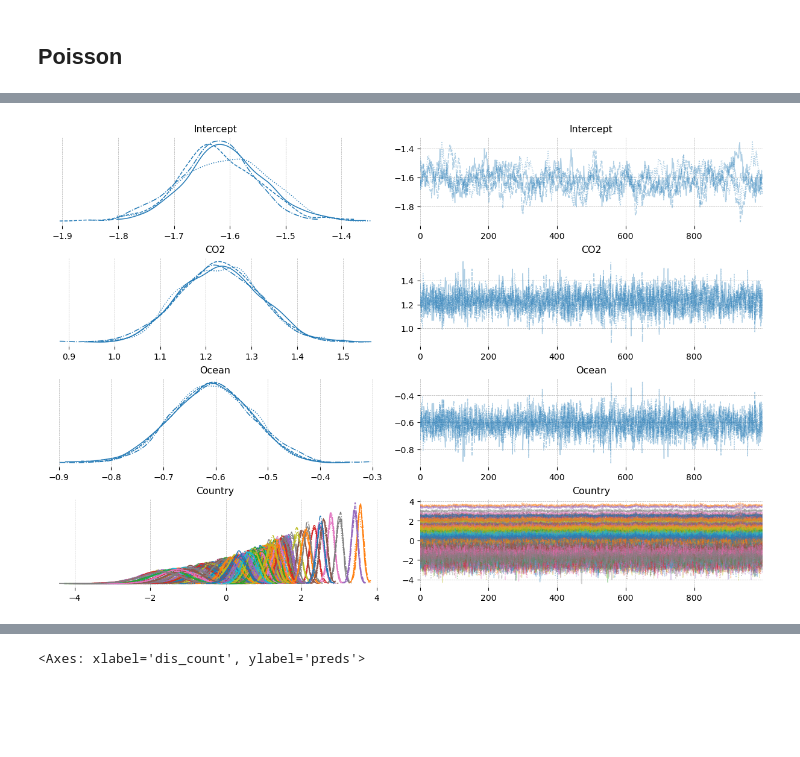
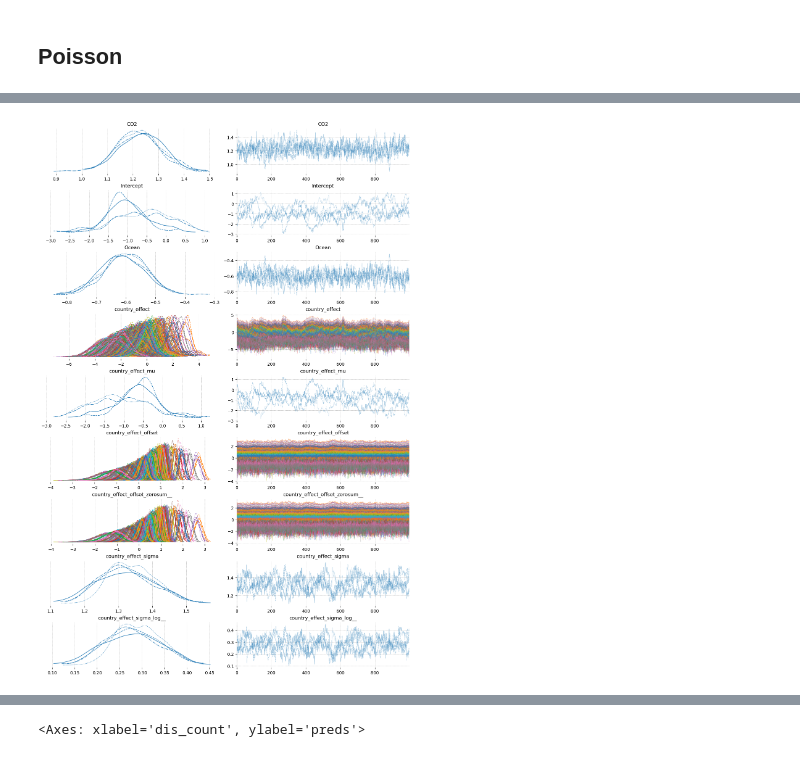
Before and after one commit to jessegrabowski/laos-climate-change, a Jupyter notebook: notebooks/42 Disaster Prob.ipynb, the cells around one changed output, grey strips where cells are left out. Saved outputs shown, nothing was run; the diff lists cells and outputs as text; code cells hidden in the pictures; blank space fills up the shorter version.

```diff
--- a/notebooks/42 Disaster Prob.ipynb
+++ b/notebooks/42 Disaster Prob.ipynb
@@ -195,7 +183,14 @@ COORDS = {'Country_vals':df['ISO'].cat.categories.values,
 with pm.Model(coords=COORDS) as disaster_model:
 
     b0 = pm.Normal("Intercept", mu=0, sigma=1)
-    b1 = pm.Normal("Country", mu=0, sigma=1, dims="Country_vals")
+
+    country_effect_mu = pm.Normal('country_effect_mu', 0, 1)
+    country_effect_sigma = pm.Gamma('country_effect_sigma', alpha=2, beta=1)
+    country_effect_offset = pm.ZeroSumNormal('country_effect_offset', sigma=1, dims="Country_vals")
+    country_effect = pm.Deterministic('country_effect', country_effect_mu + country_effect_sigma * country_effect_offset, dims="Country_vals")
+
+    #b1 = pm.Normal("Country", mu=0, sigma=1, dims="Country_vals")
+
    # b2 = pm.Normal("Year", mu=0, sigma=1, dims="Year_vals")
     b3 = pm.Normal("Ocean", mu=0, sigma=1)
     b4 = pm.Normal("CO2", mu=0, sigma=1)
@@ -203,14 +198,16 @@ with pm.Model(coords=COORDS) as disaster_model:
     country_data = pm.Data('country_data', df['ISO'].cat.codes.to_numpy(), dims="obs_idx")
 #    year_data = pm.Data('year_data', df['Start_Year'].cat.codes.to_numpy(), dims="obs_idx")
 
-    theta = (b0 + b1[country_data]
+    theta = (b0 +
+             country_effect[country_data]
+        #+ b1[country_data]
         #+ b2[year_data]
         + b3*df['Temp']/100 + b4*df['co2']/100)
 
     # ## Define Poisson likelihood
     y_hat = pm.Poisson("y_hat", mu=pm.math.exp(theta), observed=df['dis_count'].values)
 
-    dis_idata = pm.sample()
+    dis_idata = pm.sample(nuts_sampler='nutpie')
     dis_idata = pm.sample_posterior_predictive(dis_idata,
                                                 predictions=True,
                                                 **POST_PRED_KWARGS).assign_coords({"obs_idx":df.index})
@@ -234,9 +222,9 @@ pm.model_to_graphviz(disaster_model)
 # %% [output]
 [drawing not drawn]
 # %%
-az.plot_trace(dis_idata, var_names=['Intercept','CO2','Ocean','Country']);
+az.plot_trace(dis_idata);
 # %% [output]
-[figure, old version]
+[figure, new version]
 # %%
 az.plot_forest(dis_idata, var_names=['Intercept','CO2','Ocean']);
 # %% [output]
```
Also changed, not shown: parts of 13 cells of this notebook.
